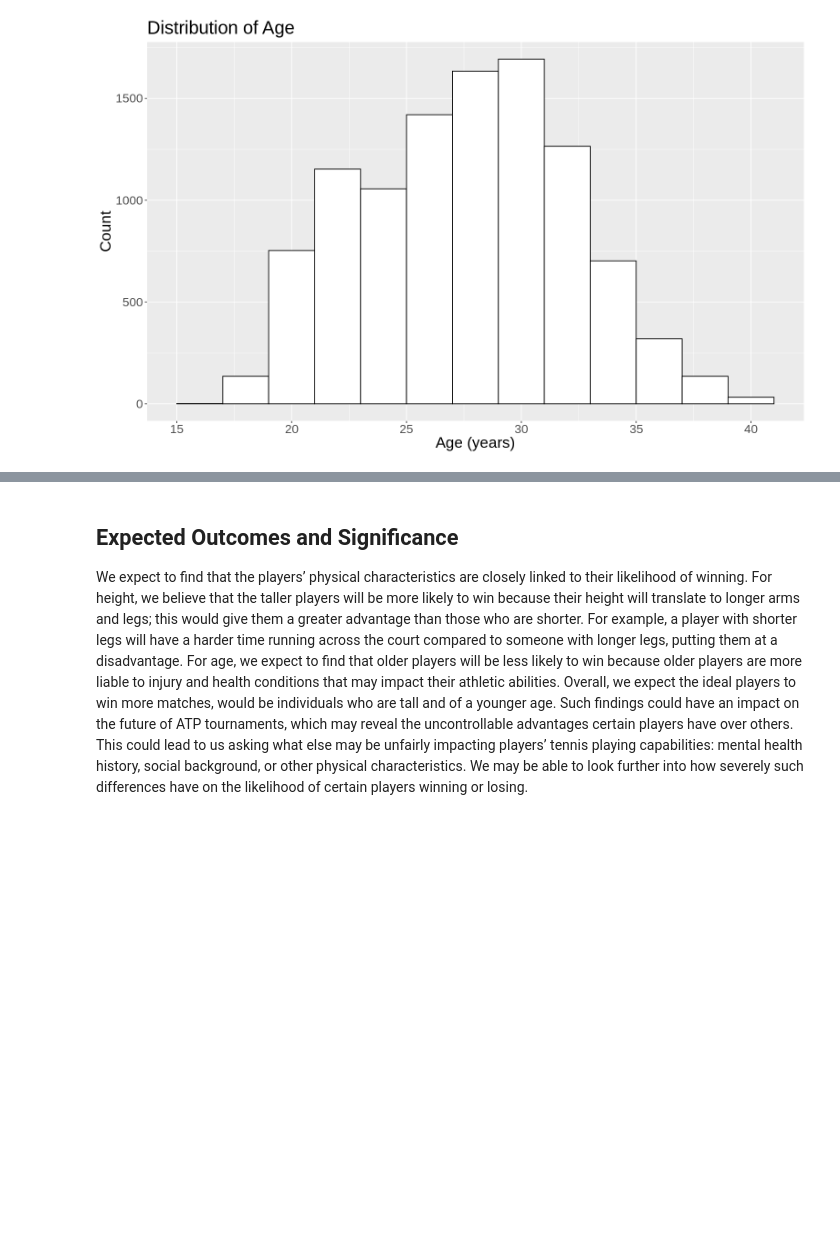
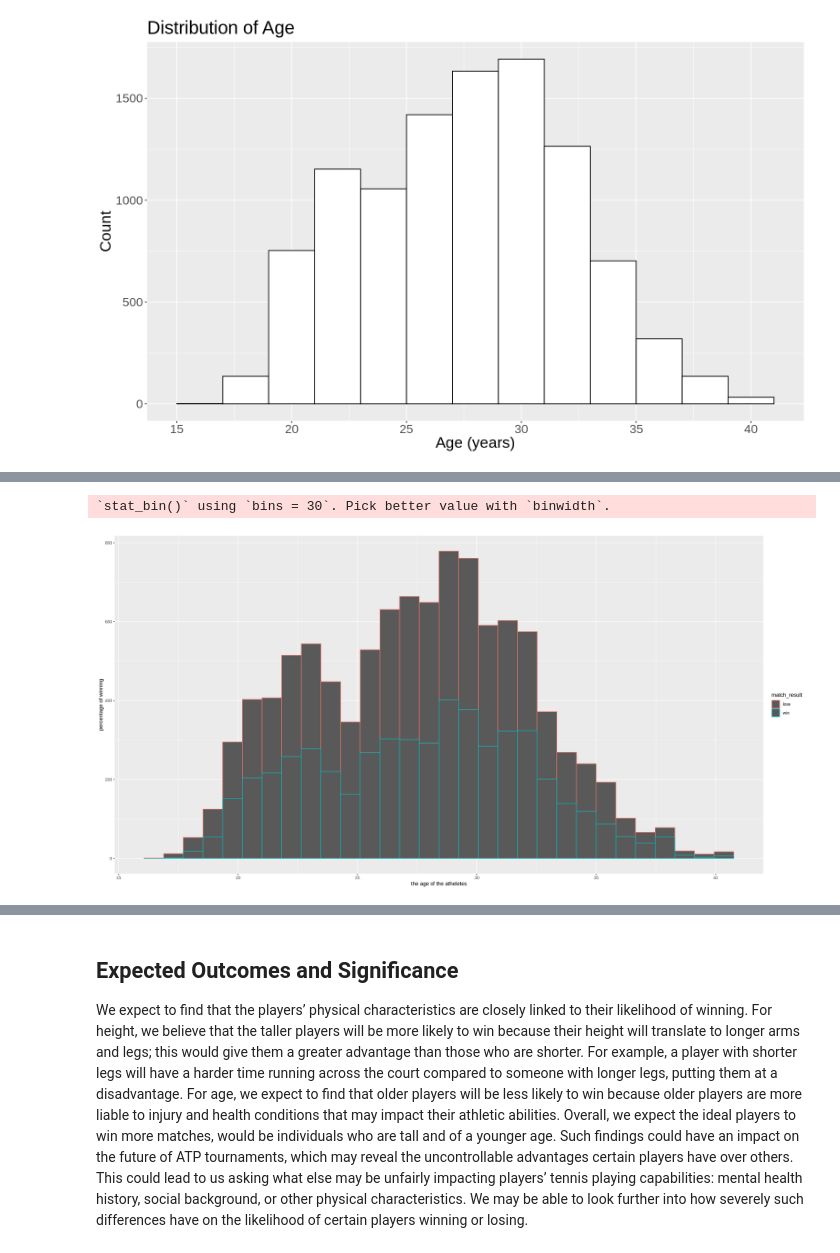
Before and after one commit to bearmohawk/DSCI-100-2022_autumn-Group-37, a Jupyter notebook: Project proposal Group 37.ipynb, the cells around one changed output, grey strips where cells are left out. Drawn from its saved outputs; the diff is of its cells as text; code cells hidden in the pictures; blank space fills up the shorter version.

```diff
--- a/Project proposal Group 37.ipynb
+++ b/Project proposal Group 37.ipynb
@@ -155,0 +147,11 @@ A data.frame: 1 × 49
+# %%
+options(repr.plot.width = 20, repr.plot.height = 10)
+
+relation_age <- match_train |>
+ggplot(aes(x = age, color = match_result)) + geom_histogram() +
+labs(x = "the age of the atheletes", y = "percentage of winning")
+
+relation_age
+# %% [output]
+`stat_bin()` using `bins = 30`. Pick better value with `binwidth`.
+[figure, added]
```
Also changed, not shown: parts of 4 cells of this notebook.
